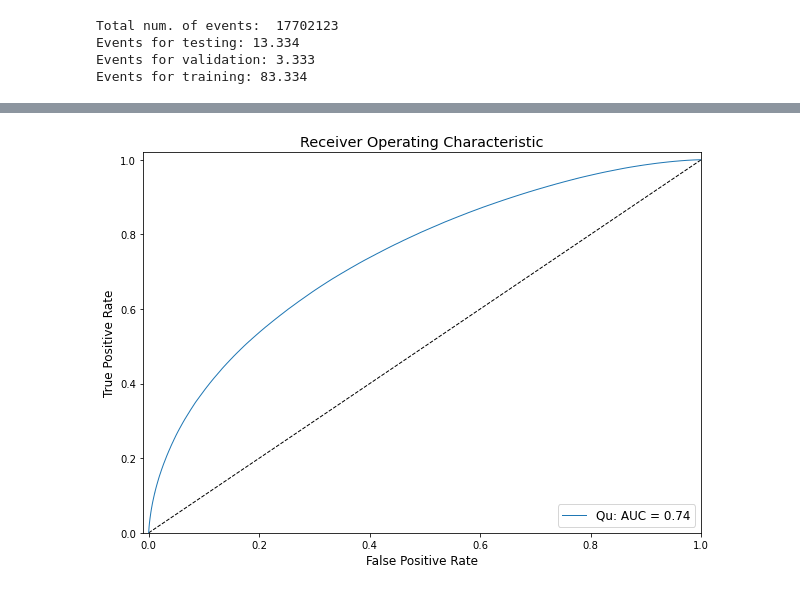
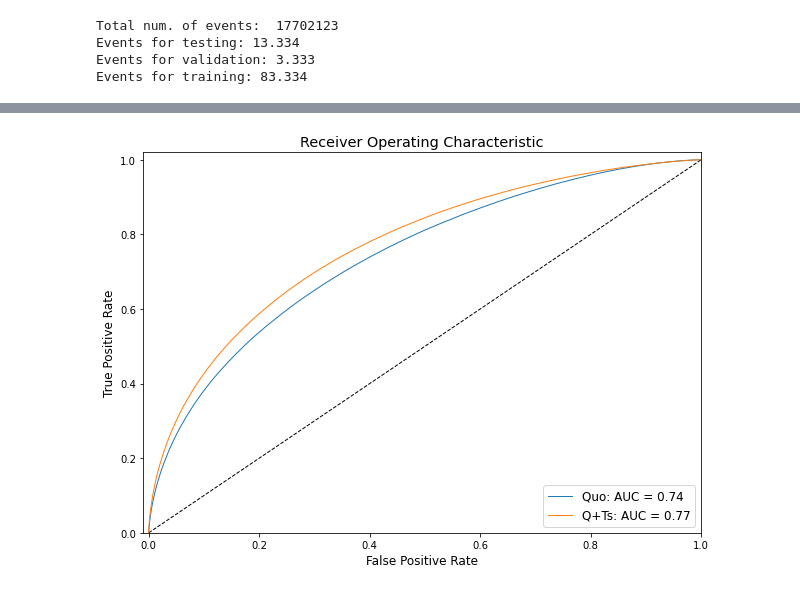
Before and after one commit to inakierregueab/WatChMaL, a Jupyter notebook: notebooks/time_as_channel/exploration_time.ipynb, the cells around one changed output, grey strips where cells are left out. Drawn from its saved outputs; the diff is of its cells as text; code cells hidden in the pictures.

```diff
--- a/notebooks/time_as_channel/exploration_time.ipynb
+++ b/notebooks/time_as_channel/exploration_time.ipynb
@@ -170,5 +174,5 @@ df.head(len(t_channel_modes))
 # %%
-draw_roc_curve(base_path, labels, modes)
+draw_roc_curve(base_path, labels, models_to_roc)
 # %% [output]
-[figure, old version]
+[figure, new version]
 # %%
```
Also changed, not shown: parts of 18 cells of this notebook, 2 other files.
